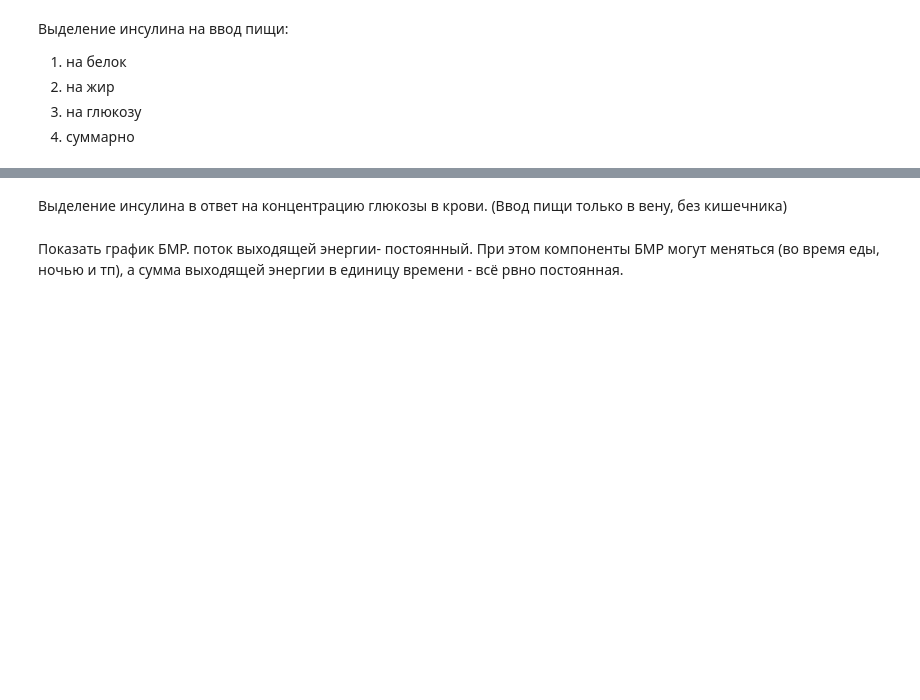
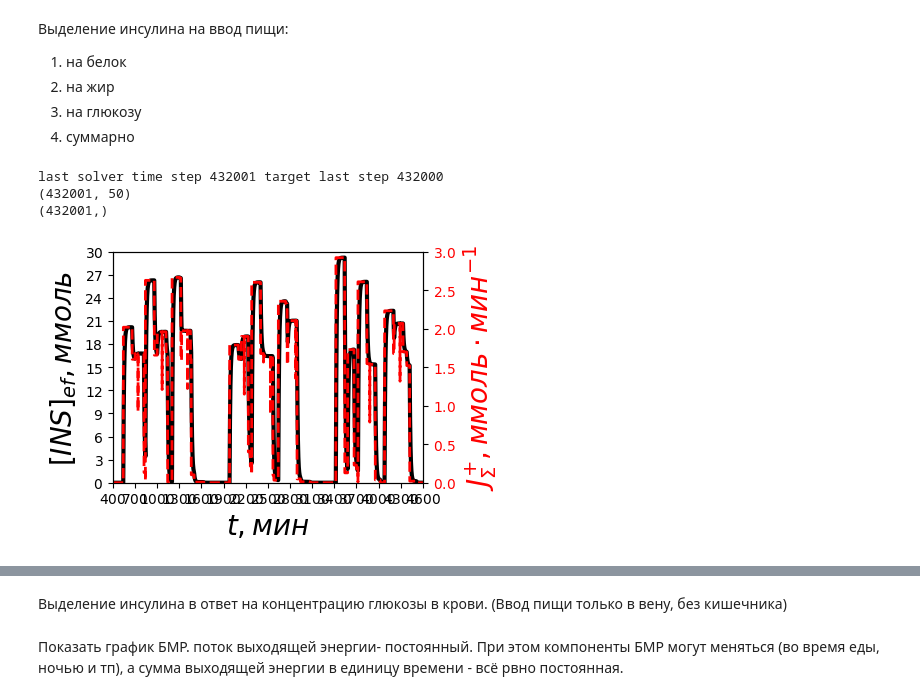
Before and after one commit to RepnikovPavel/gr_lab_2023, a Jupyter notebook: SystemV1/take_plots.ipynb, the cells around one changed output, grey strips where cells are left out. Cells and saved outputs as stored; diff of their text form; code cells hidden in the pictures; blank space fills up the shorter version.

```diff
--- a/SystemV1/take_plots.ipynb
+++ b/SystemV1/take_plots.ipynb
@@ -43,25 +43,12 @@ last_seen_time[0] = t_0
 last_time_pos = np.zeros(shape=(1,),dtype=np.intc)
 last_time_pos[0] = 0
 
-# BMR auxiliary arrays
-J_KB_plus = np.zeros(shape=(len(time_grid),),dtype=np.float32)
-J_AA_minus = np.zeros(shape=(len(time_grid),),dtype=np.float32)
-J_Glu_minus = np.zeros(shape=(len(time_grid),),dtype=np.float32)
-J_FFA_minus = np.zeros(shape=(len(time_grid),),dtype=np.float32)
-J_KB_minus = np.zeros(shape=(len(time_grid),),dtype=np.float32)
-
-
 
 def F_wrapped(t, y):
     return F_vec(t,y,INS_on_grid,INS_AUC_w_on_grid,T_a_on_grid,last_seen_time,last_time_pos,
                     J_flow_carb_vs,
                     J_flow_prot_vs,
-                    J_flow_fat_vs,
-                    J_KB_plus,
-                    J_AA_minus,
-                    J_Glu_minus,
-                    J_FFA_minus,
-                    J_KB_minus)
+                    J_flow_fat_vs)
 
 solver = ode(f=F_wrapped,jac=None)
 solver.set_initial_value(y=start_point,t=t_0)
@@ -96,30 +83,35 @@ x_labels = [latex_float(tick,0) for tick in x_ticks]
 y_ticks = np.arange(np.min(INS_vec),np.max(INS_vec)+3, 3)
 y_labels = [latex_float(tick,0) for tick in y_ticks]
 ax.set_xlim(x_ticks[0],x_ticks[-1])
 ax.set_ylim(y_ticks[0],y_ticks[-1])
 ax.set_xticks(x_ticks)
 ax.set_yticks(y_ticks)
 ax.set_xticklabels(x_labels)
 ax.set_yticklabels(y_labels)
 ax.set_xlabel(r'$t,мин$',fontsize = 20)
 ax.set_ylabel(r'$[INS]_{ef}, ммоль$',fontsize = 20)
 ax2 = ax.twinx()
 y2 =Fat_flow+Carb_flow+Prot_flow
 y2[np.argwhere(y2==0.0)]=0.0
 
 ax2.plot(time_sol,y2,c='r',linestyle='dashed',linewidth= 2)
 
 # J_{[TG]_{pl}}^{+}+J_{[Glu]_{ef}}^{+}+J_{[AA]_{ef}}^{+},ммоль \cdot c^{-1}
 ax2.set_ylabel(r'$J_{\Sigma}^{+},ммоль \cdot мин^{-1}$',color='r',fontsize = 20)
 y2_ticks = np.arange(np.min(y2),np.max(y2)+0.5, 0.5)
 y2_labels = [latex_float(tick,1) for tick in y2_ticks]
 ax2.set_yticks(y2_ticks)
 ax2.set_yticklabels(y2_labels,color='r')
 ax.tick_params(axis='both', which='major', labelsize=10)
 ax2.tick_params(axis='both', which='major', labelsize=10)
 ax2.set_ylim(y2_ticks[0],y2_ticks[-1])
 # ax2.plot(time_sol,Carb_flow,label=r'$J_{[Glu]_{ef}}^{+}$')
 # ax2.plot(time_sol,Prot_flow,label=r'$J_{[AA]_{ef}}^{+}$')
 # leg1 = ax.legend(prop = { "size": 14 }, loc ="upper left",bbox_to_anchor=(1.04, 1.03))
 # leg1 = ax2.legend(prop = { "size": 14 }, loc ="upper left",bbox_to_anchor=(1.04, 0.8))
 fig.savefig(os.path.join(path_to_plots,'INS_total.png'),bbox_inches = 'tight',dpi=1000)
+# %% [output]
+last solver time step 432001 target last step 432000
+(432001, 50)
+(432001,)
+[figure, added]
```
Also changed, not shown: parts of 1 cell of this notebook, 4 other files.
